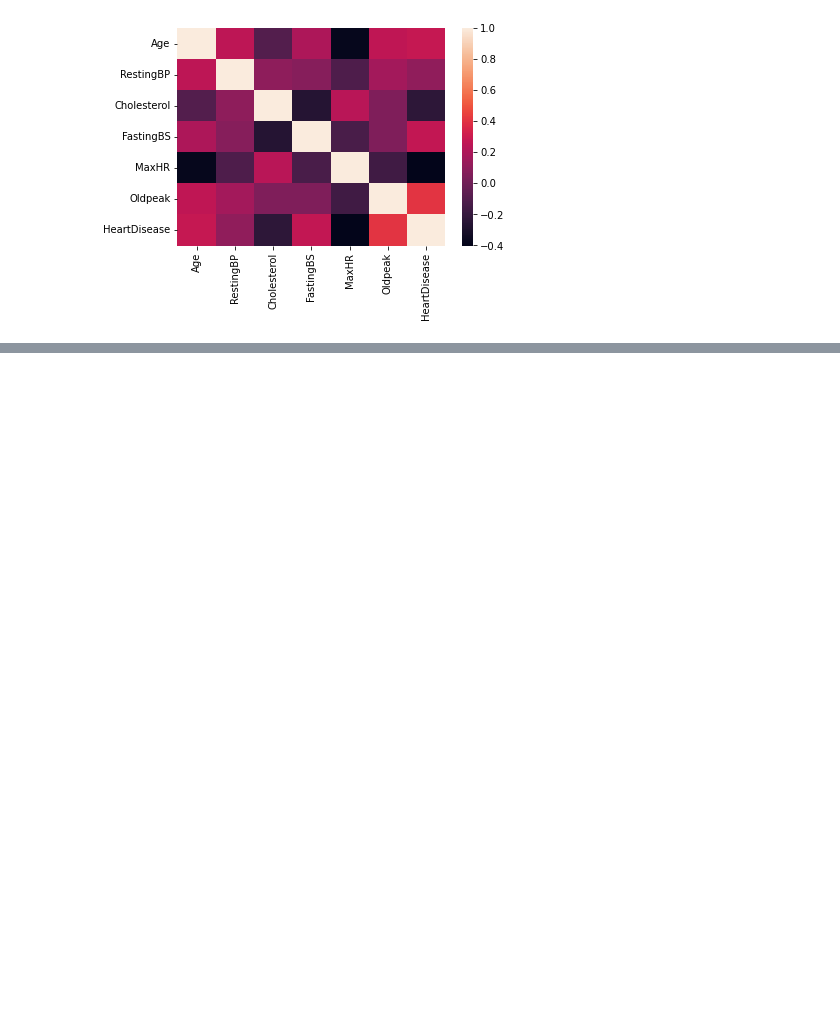
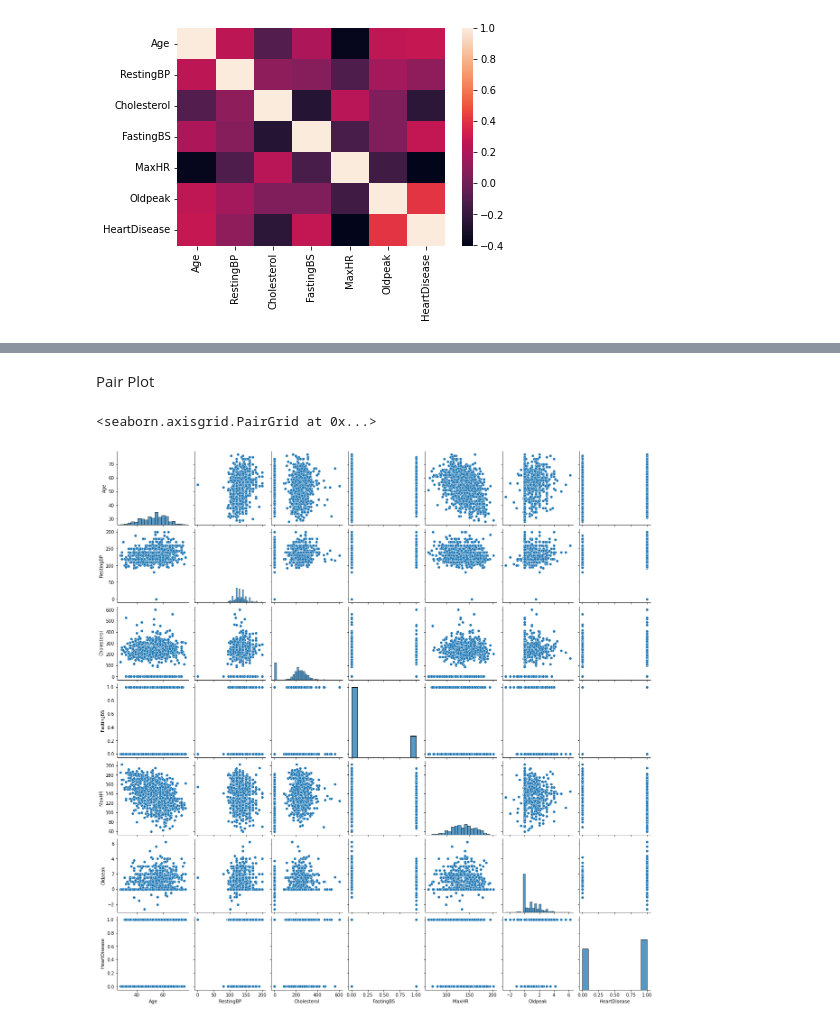
Before and after one commit to AbhishekWaghchaure/PythonBootCamp, a Jupyter notebook: DataVisualization/HeartDisease -Exploratory Data Analysis.ipynb, the cells around one changed output, grey strips where cells are left out. Drawn from its saved outputs; the diff is of its cells as text; code cells hidden in the pictures; blank space fills up the shorter version.

```diff
--- a/DataVisualization/HeartDisease -Exploratory Data Analysis.ipynb
+++ b/DataVisualization/HeartDisease -Exploratory Data Analysis.ipynb
@@ -139,0 +157,7 @@ sns.heatmap(df.corr())
+# %% [markdown]
+Pair Plot
+# %%
+sns.pairplot(df)
+# %% [output]
+<seaborn.axisgrid.PairGrid at 0x...>
+[figure, added]
```
Also changed, not shown: parts of 4 cells of this notebook.
